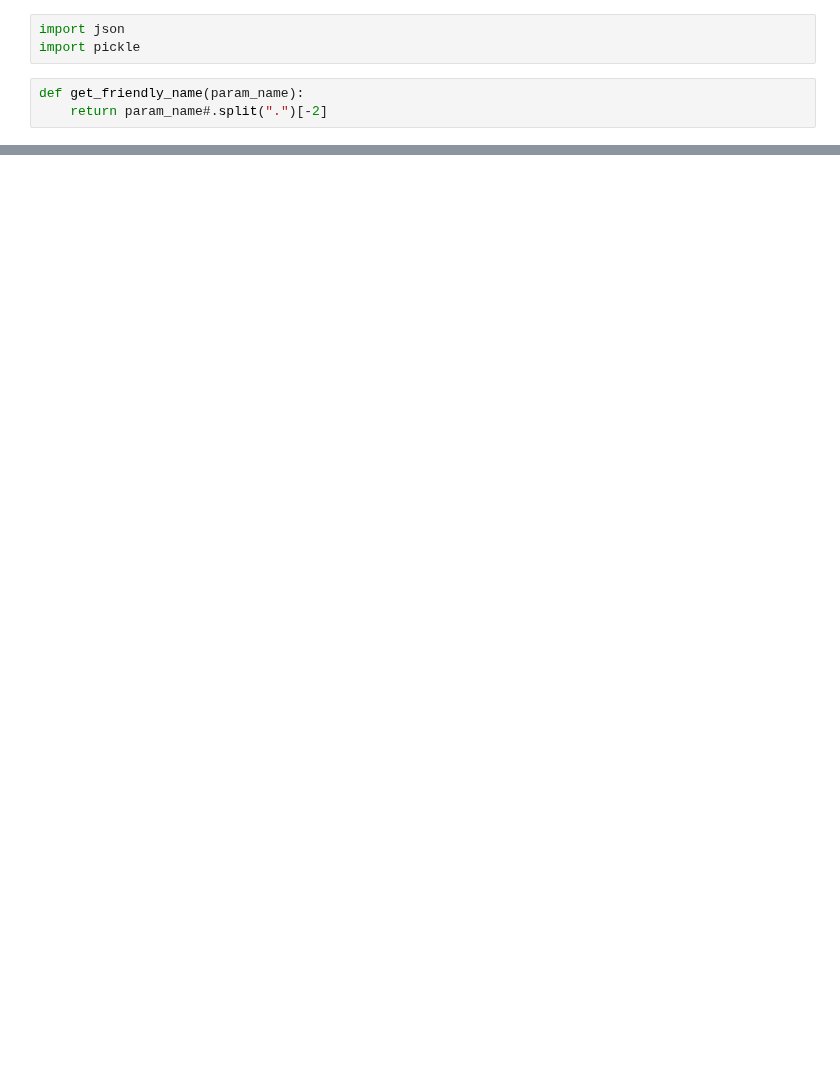
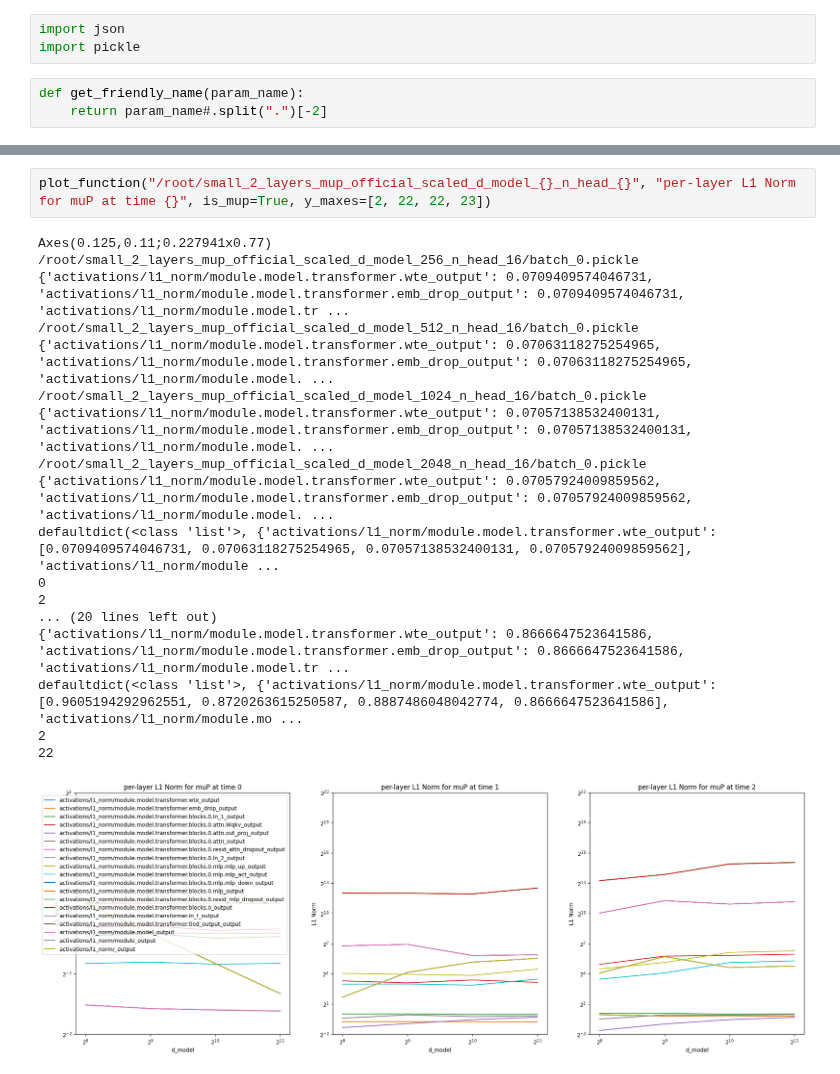
Before and after one commit to mosaicml/examples, a Jupyter notebook: examples/llm/mup_debug_activations.ipynb, the cells around one changed output, grey strips where cells are left out. Drawn from its saved outputs; the diff is of its cells as text; blank space fills up the shorter version.

```diff
--- a/examples/llm/mup_debug_activations.ipynb
+++ b/examples/llm/mup_debug_activations.ipynb
@@ -50,4 +55,25 @@ def plot_function(base_string, title, is_mup, max_time=10, d_models=[256, 512, 1
     plot_title = f"activations_{'mup' if is_mup else 'non_mup'}_max_time_{max_time}.png"
 
     # plt.savefig(plot_title, dpi=300)
+# %%
+plot_function("/root/small_2_layers_mup_official_scaled_d_model_{}_n_head_{}", "per-layer L1 Norm for muP at time {}", is_mup=True, y_maxes=[2, 22, 22, 23])
+# %% [output]
+Axes(0.125,0.11;0.227941x0.77)
+/root/small_2_layers_mup_official_scaled_d_model_256_n_head_16/batch_0.pickle
+{'activations/l1_norm/module.model.transformer.wte_output': 0.0709409574046731, 'activations/l1_norm/module.model.transformer.emb_drop_output': 0.0709409574046731, 'activations/l1_norm/module.model.tr ...
+/root/small_2_layers_mup_official_scaled_d_model_512_n_head_16/batch_0.pickle
+{'activations/l1_norm/module.model.transformer.wte_output': 0.07063118275254965, 'activations/l1_norm/module.model.transformer.emb_drop_output': 0.07063118275254965, 'activations/l1_norm/module.model. ...
+/root/small_2_layers_mup_official_scaled_d_model_1024_n_head_16/batch_0.pickle
+{'activations/l1_norm/module.model.transformer.wte_output': 0.07057138532400131, 'activations/l1_norm/module.model.transformer.emb_drop_output': 0.07057138532400131, 'activations/l1_norm/module.model. ...
+/root/small_2_layers_mup_official_scaled_d_model_2048_n_head_16/batch_0.pickle
+{'activations/l1_norm/module.model.transformer.wte_output': 0.07057924009859562, 'activations/l1_norm/module.model.transformer.emb_drop_output': 0.07057924009859562, 'activations/l1_norm/module.model. ...
+defaultdict(<class 'list'>, {'activations/l1_norm/module.model.transformer.wte_output': [0.0709409574046731, 0.07063118275254965, 0.07057138532400131, 0.07057924009859562], 'activations/l1_norm/module ...
+0
+2
+... (20 lines left out)
+{'activations/l1_norm/module.model.transformer.wte_output': 0.8666647523641586, 'activations/l1_norm/module.model.transformer.emb_drop_output': 0.8666647523641586, 'activations/l1_norm/module.model.tr ...
+defaultdict(<class 'list'>, {'activations/l1_norm/module.model.transformer.wte_output': [0.9605194292962551, 0.8720263615250587, 0.8887486048042774, 0.8666647523641586], 'activations/l1_norm/module.mo ...
+2
+22
+[figure, added]
 # %%
```
Also changed, not shown: parts of 11 cells of this notebook, 5 other files.
